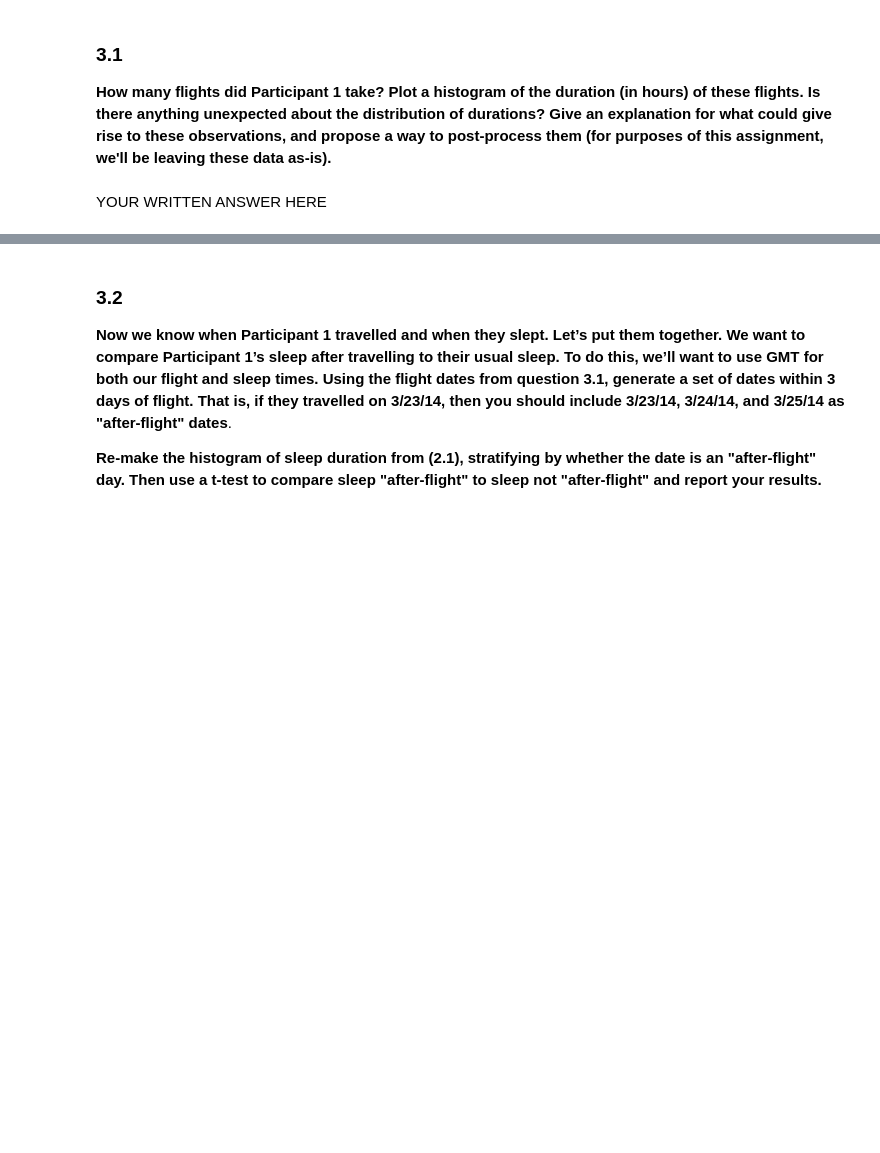
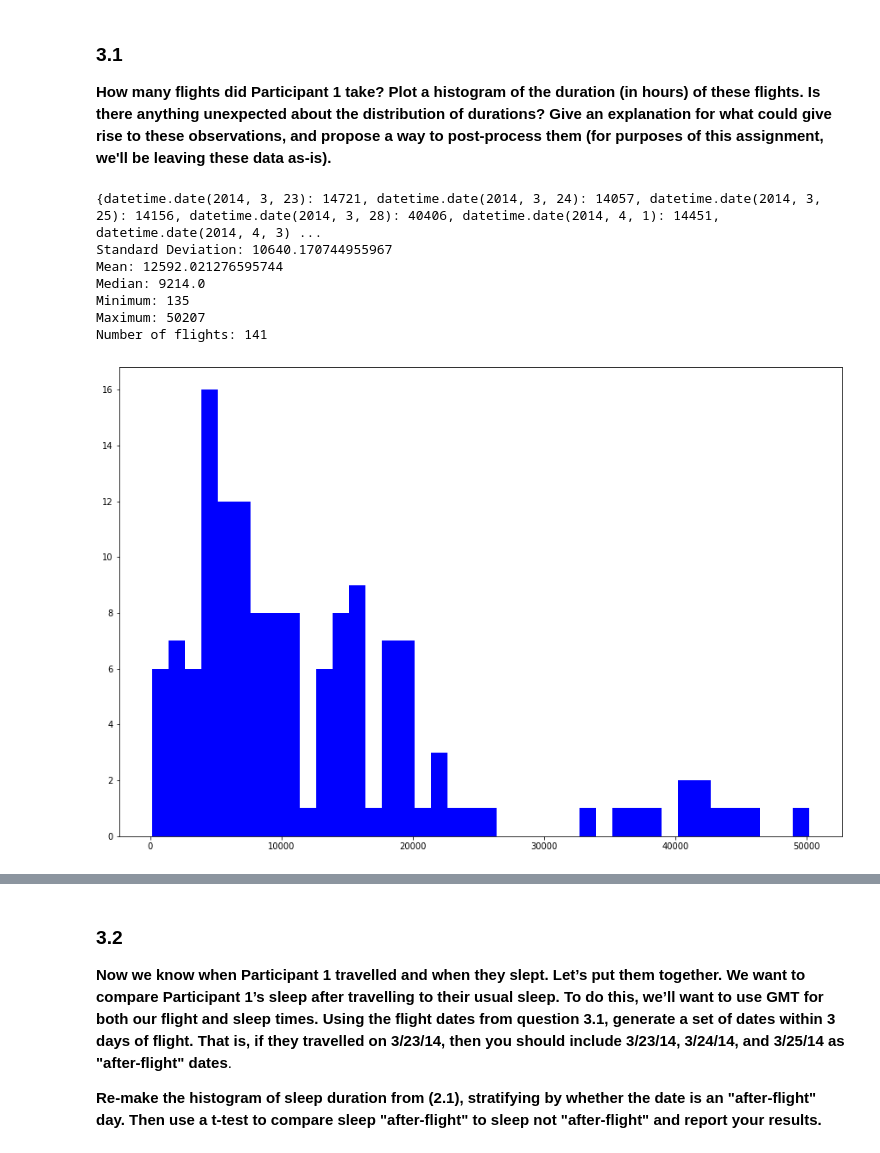
Before and after one commit to jvtanner/timely_wearable, a Jupyter notebook: pset_4.ipynb, the cells around one changed output, grey strips where cells are left out. Cells and saved outputs as stored; diff of their text form; code cells hidden in the pictures; blank space fills up the shorter version.

```diff
--- a/pset_4.ipynb
+++ b/pset_4.ipynb
@@ -74,2 +129,32 @@ We would like to extract a list of flights taken by Participant 1. However, as w
-# %% [markdown]
-YOUR WRITTEN ANSWER HERE
+# %%
+# YOUR CODE HERE
+from datetime import date
+# Add Speed to dataframe
+activities = pd.read_csv('activities.csv')
+activities['Speed'] = activities['Distance'] / (activities['Duration']/60/60)
+
+flt_dur = {}
+# Log all of the flight time
+for row in activities.index:
+    if activities['Activity'][row] == 'airplane' or (activities['Activity'][row] == 'transport' and activities['Speed'][row]>100):
+        isoformat, _ = activities['Start'][row].split('T', 1)
+        # i.e. {datetime.date(2014, 3, 23): minutes}
+        flt_dur[date.fromisoformat(isoformat)] = activities['Duration'][row]
+
+# Statistical info about flight duration
+air_time = list(flt_dur.values())
+basic_dist(air_time)
+print(f"Number of flights: {len(flt_dur)}")
+
+plt.figure(figsize=(15, 10))
+plt.hist(air_time, bins= 40, color='b')
+plt.show()
+# %% [output]
+{datetime.date(2014, 3, 23): 14721, datetime.date(2014, 3, 24): 14057, datetime.date(2014, 3, 25): 14156, datetime.date(2014, 3, 28): 40406, datetime.date(2014, 4, 1): 14451, datetime.date(2014, 4, 3) ...
+Standard Deviation: 10640.170744955967
+Mean: 12592.021276595744
+Median: 9214.0
+Minimum: 135
+Maximum: 50207
+Number of flights: 141
+[figure, added]
```
Also changed, not shown: parts of 14 cells of this notebook.
